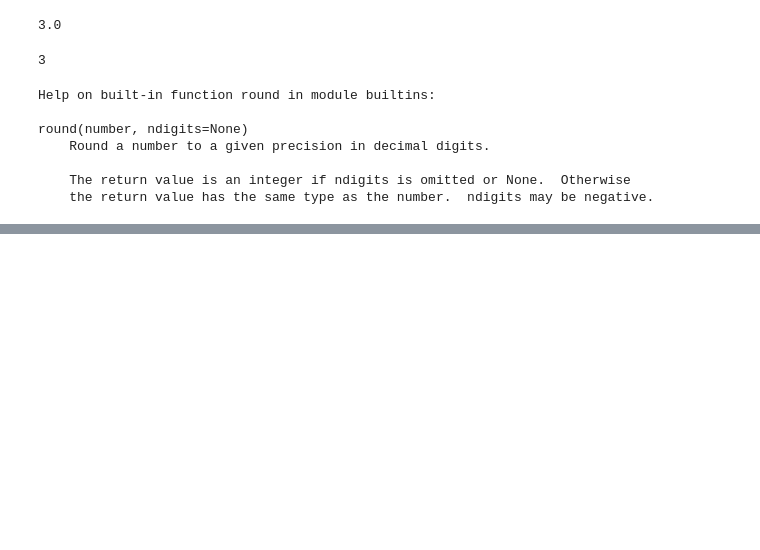
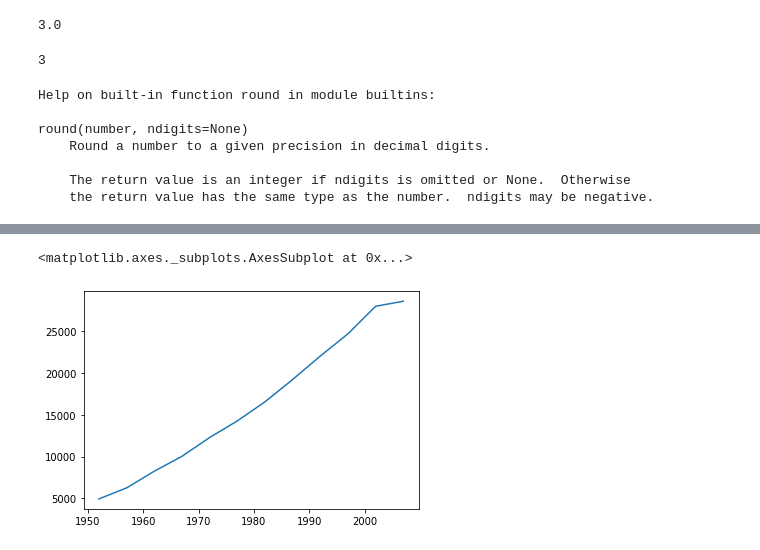
Before and after one commit to Matt9120/PracComp2022, a Jupyter notebook: PracComp2022.ipynb, the cells around one changed output, grey strips where cells are left out. Drawn from its saved outputs; the diff is of its cells as text; code cells hidden in the pictures; blank space fills up the shorter version.

```diff
--- a/PracComp2022.ipynb
+++ b/PracComp2022.ipynb
@@ -191,0 +540,5 @@ round(number, ndigits=None)
+# %%
+data.loc['Italy'].plot()
+# %% [output]
+<matplotlib.axes._subplots.AxesSubplot at 0x...>
+[figure, added]
```
Also changed, not shown: parts of 46 cells of this notebook.
